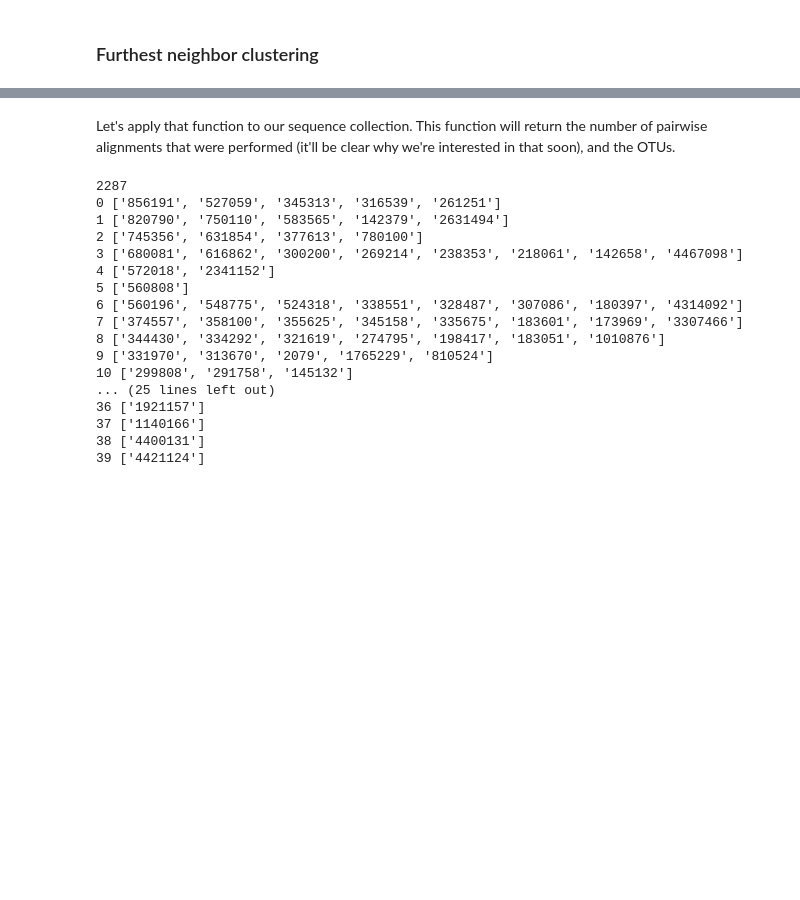
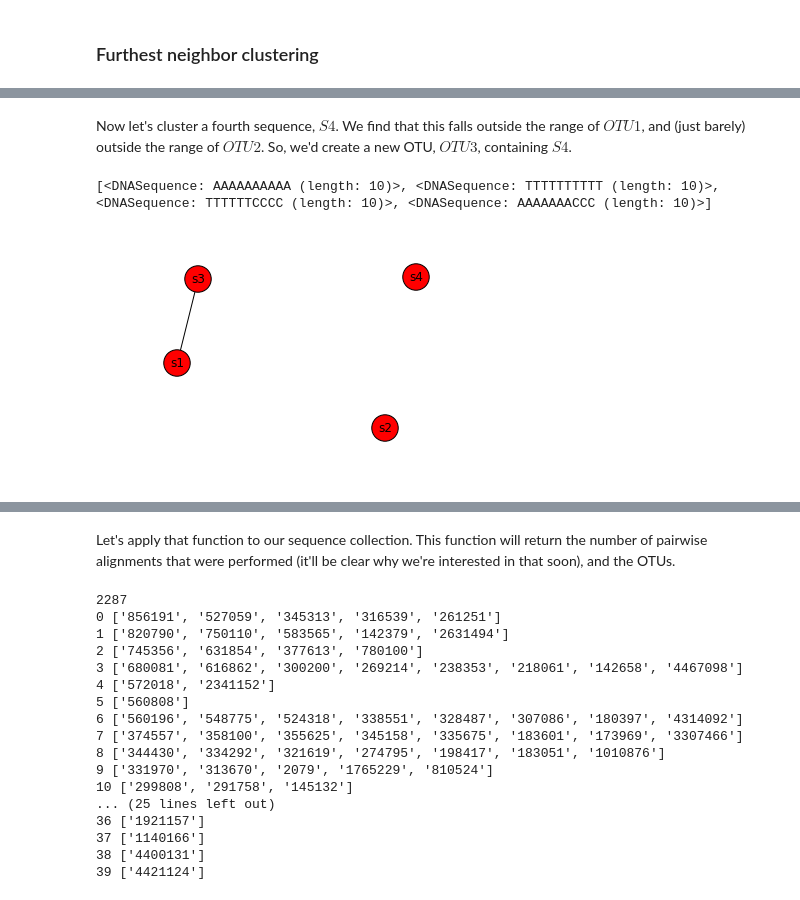
Before and after one commit to applied-bioinformatics/An-Introduction-To-Applied-Bioinformatics, a Jupyter notebook: fundamentals/sequence-mapping-and-clustering.ipynb, the cells around one changed output, grey strips where cells are left out. Drawn from its saved outputs; the diff is of its cells as text; code cells hidden in the pictures; blank space fills up the shorter version.

```diff
--- a/fundamentals/sequence-mapping-and-clustering.ipynb
+++ b/fundamentals/sequence-mapping-and-clustering.ipynb
@@ -156,0 +138,9 @@ Now let's implement this and experiment with it.
+# %% [markdown]
+Now let's cluster a fourth sequence, $S4$. We find that this falls outside the range of $OTU1$, and (just barely) outside the range of $OTU2$. So, we'd create a new OTU, $OTU3$, containing $S4$.
+# %%
+s4 = DNA('TTTTTTCCCC', 's4')
+G.add_node(s4)
+draw_network(G)
+# %% [output]
+[<DNASequence: AAAAAAAAAA (length: 10)>, <DNASequence: TTTTTTTTTT (length: 10)>, <DNASequence: TTTTTTCCCC (length: 10)>, <DNASequence: AAAAAAACCC (length: 10)>]
+[figure, added]
```
Also changed, not shown: parts of 14 cells of this notebook.
